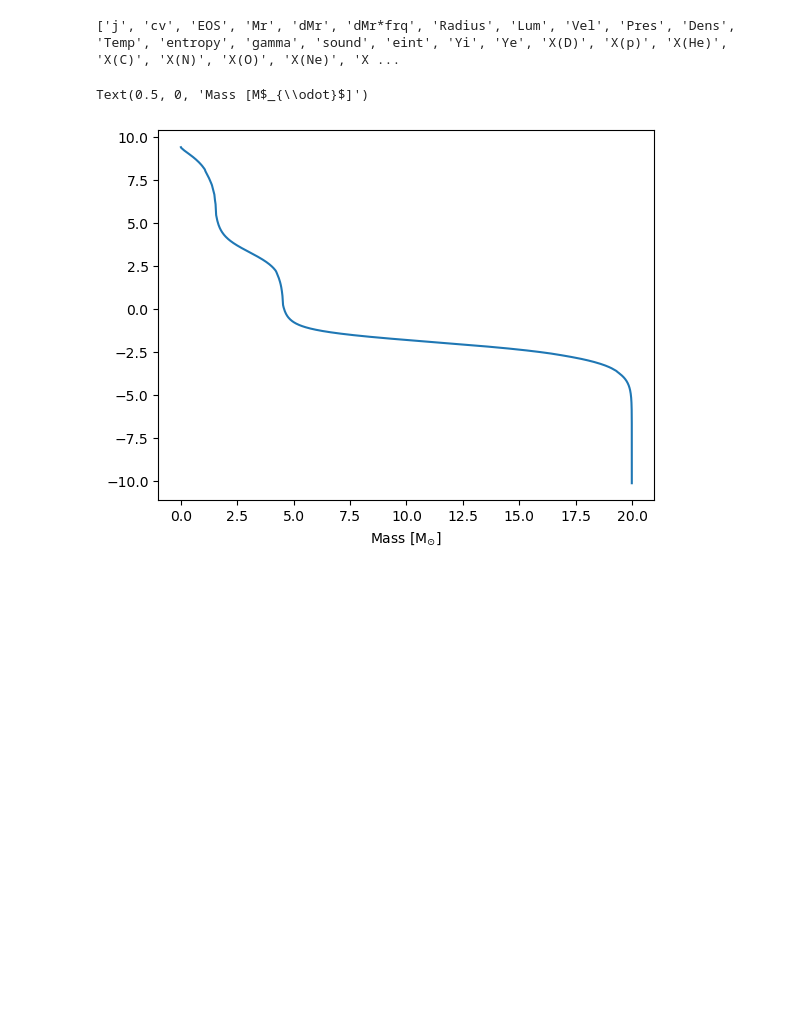
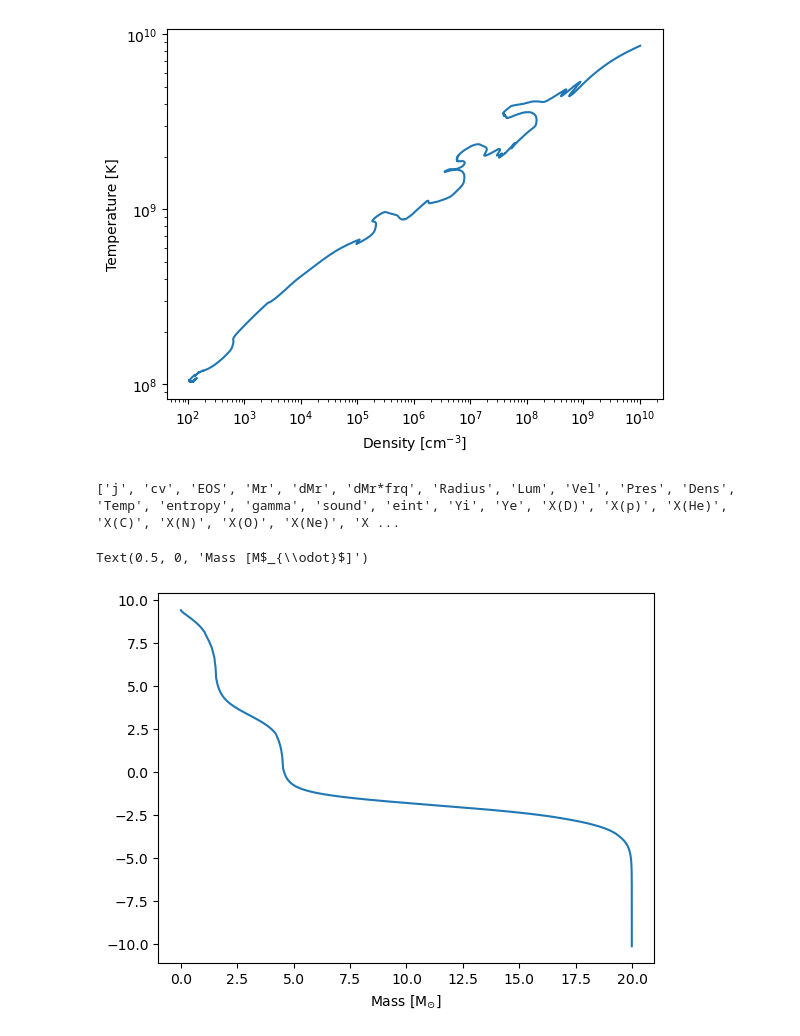
Before and after one commit to Tan-0321/HOSHI_WorkFlow, a Jupyter notebook: examples/example_hoshi_reader.ipynb, the cells around one changed output. Saved outputs shown, nothing was run; the diff lists cells and outputs as text; code cells hidden in the pictures; blank space fills up the shorter version.

```diff
--- a/examples/example_hoshi_reader.ipynb
+++ b/examples/example_hoshi_reader.ipynb
@@ -68,0 +57,9 @@ Text(0, 0.5, 'Temperature [K]')
+# %%
+# generate combined history file
+history._generate_combined_data(save_flag=True)
+# read combined history
+hist_comb = hr.HoshiHistoryCombined(hm.summary_dir)
+
+print(hist_comb.var_names)
+
+df_combined = hist_comb.dataframe
@@ -69 +70,16 @@ Text(0, 0.5, 'Temperature [K]')
+# %%
+# use df.COLUMN_NAME to access columns directly
+den_c = df_combined.dens_c
+# for HoshiHistoryCombined, you can also use data() method to get column data
+tmp_c = hist_comb.data('temp_c')
+
+
+plt.plot(den_c, tmp_c,)
+plt.xscale("log")
+plt.yscale("log")
+plt.xlabel("Density [cm$^{-3}$]")
+plt.ylabel("Temperature [K]")
+plt.show()
+# %% [output]
+[figure, added]
 # %%
```
Also changed, not shown: parts of 8 cells of this notebook, 5 other files.
